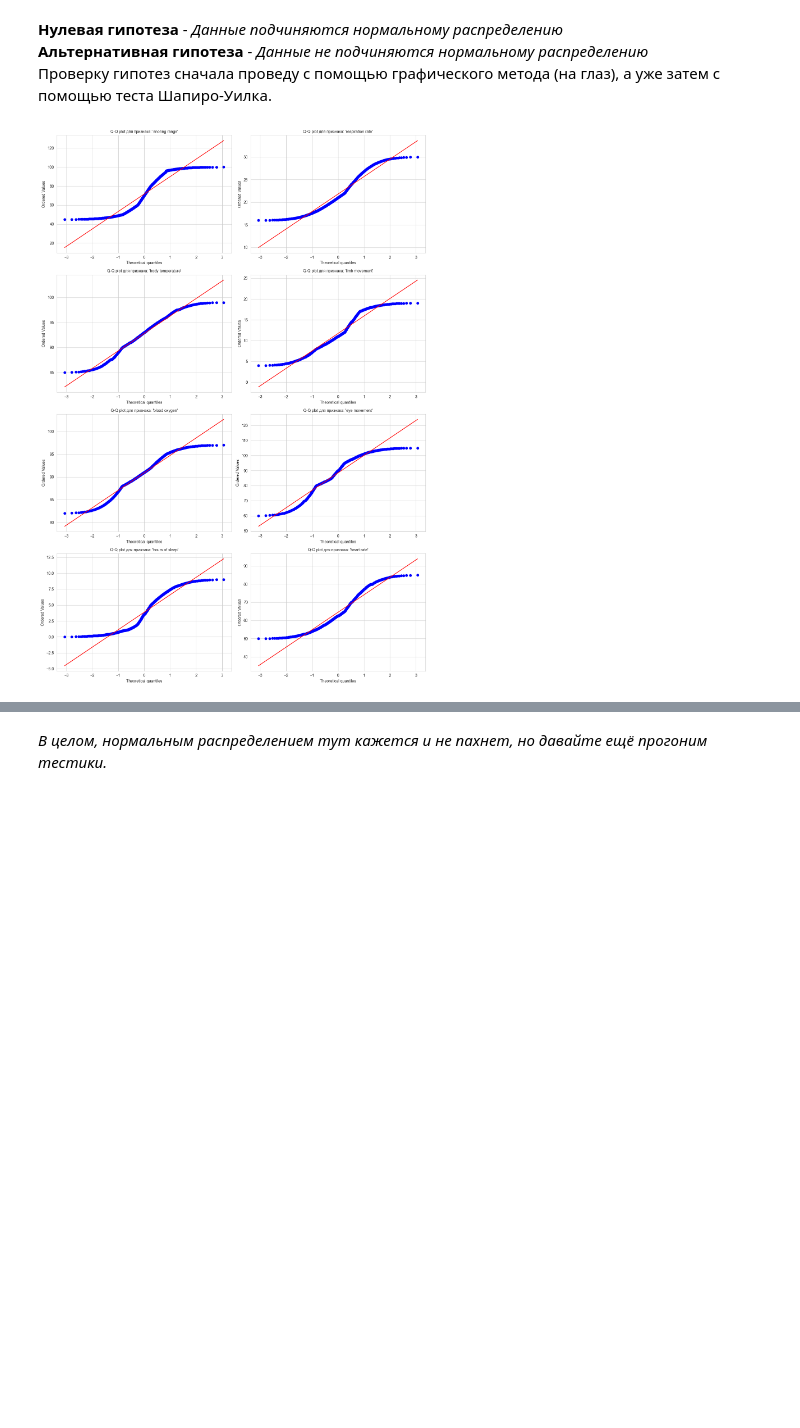
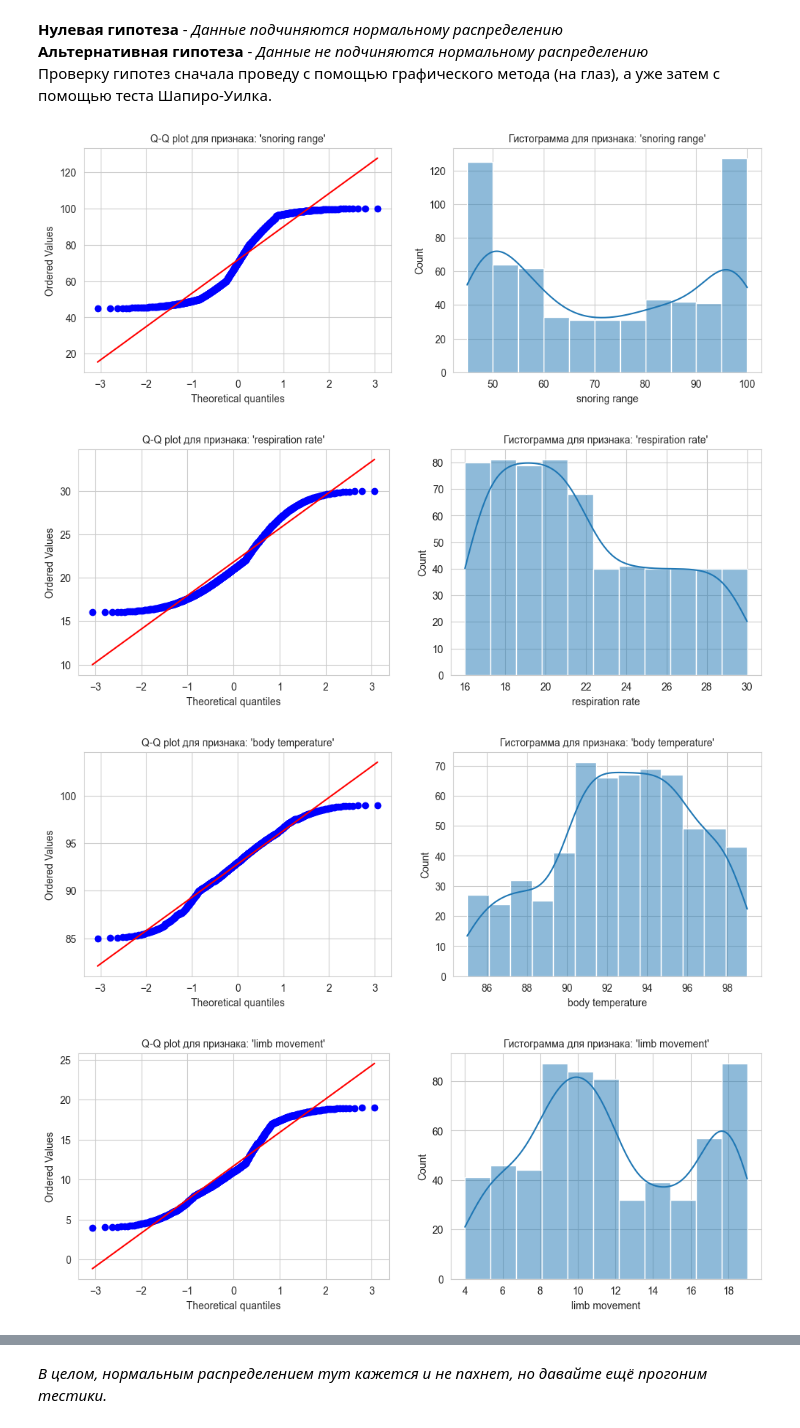
Before and after one commit to ealennikova/ABD-PRJ-25-29, a Jupyter notebook: Checkpoint 3/ hypotheses.ipynb, the cells around one changed output, grey strips where cells are left out. Cells and saved outputs as stored; diff of their text form; code cells hidden in the pictures; blank space fills up the shorter version.

```diff
--- a/Checkpoint 3/ hypotheses.ipynb
+++ b/Checkpoint 3/ hypotheses.ipynb
@@ -577,17 +577,25 @@ plt.show()
 # %%
 from scipy.stats import probplot
 
 sns.set_style("whitegrid")
-plt.figure(figsize=(14, 20))
 
 # Проверяю все числовые признаки
 for i, col in enumerate(numeric):
+    plt.figure(figsize=(12, 4))
+
     # Q-Q plot (на глаз)
-    plt.subplot(4, 2, i+1)
+    plt.subplot(1, 2, 1)
     probplot(stressed_df[col], dist='norm', plot=plt)
     plt.title(f"Q-Q plot для признака: '{col}'", fontsize=10)
-    plt.tight_layout()
 
-plt.show()
+    # KDE
+    plt.subplot(1, 2, 2)
+    sns.histplot(stressed_df[col], kde=True)
+    plt.title(f"Гистограмма для признака: '{col}'", fontsize=10)
+
+    plt.show()
 # %% [output]
-[figure, old version]
+[figure, new version]
+[figure, added]
+[figure, added]
+[figure, added]
```
Also changed, not shown: parts of 9 cells of this notebook, 1 other file.
